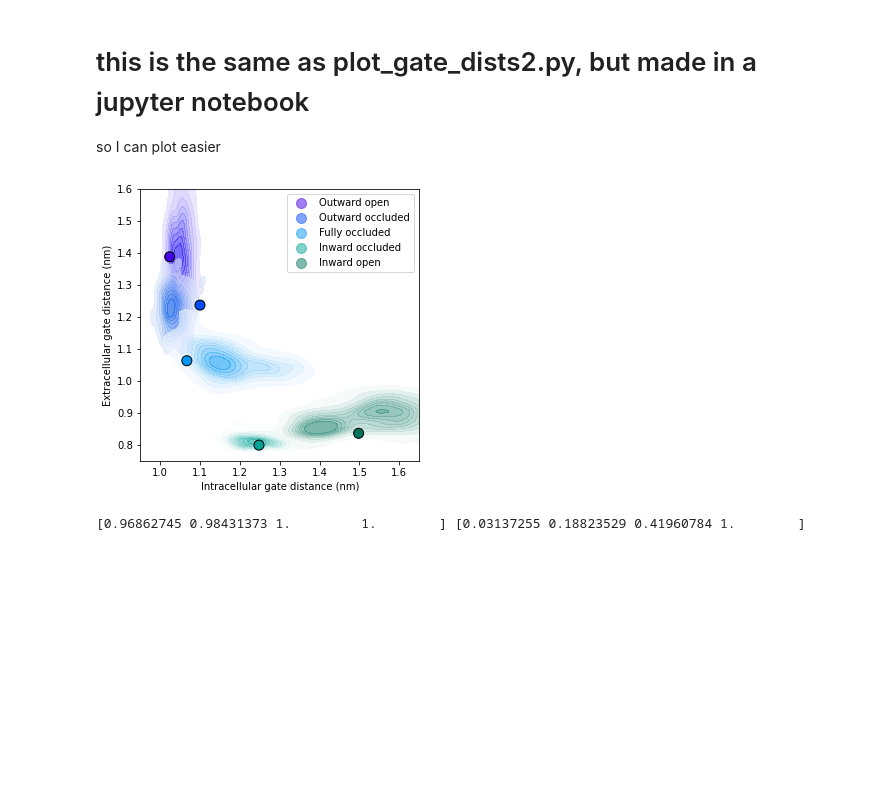
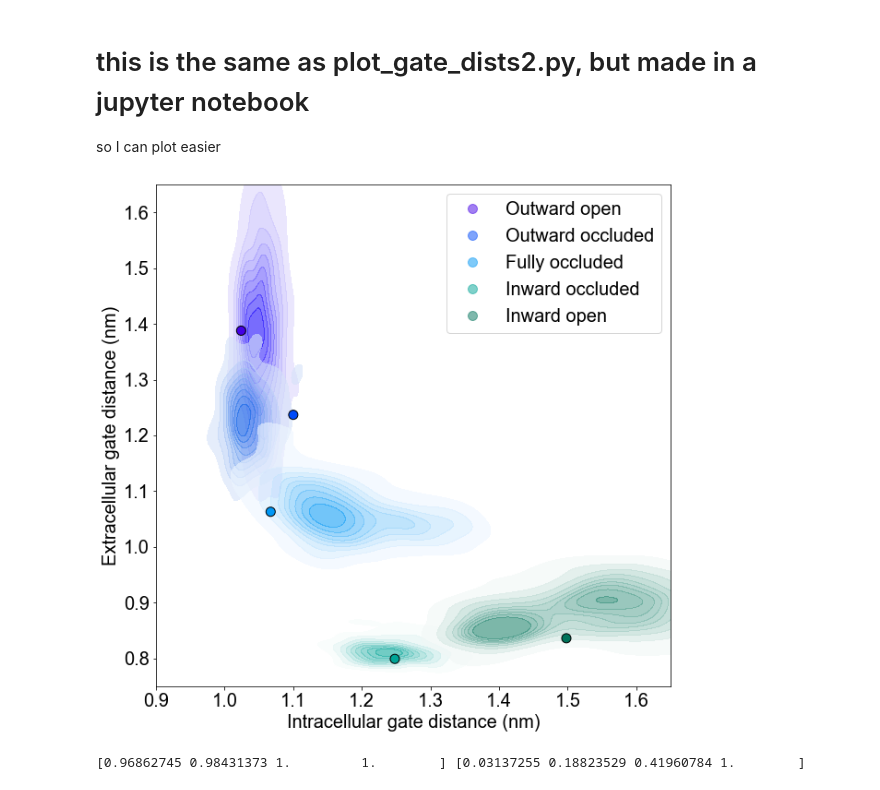
Before and after one commit to semccomas/GLUT5_string, a Jupyter notebook: GLUT5_atomistic/analysis/scripts/plot_gate_dists_jupyter.ipynb, the cells around one changed output. Saved outputs shown, nothing was run; the diff lists cells and outputs as text; code cells hidden in the pictures; blank space fills up the shorter version.

```diff
--- a/GLUT5_atomistic/analysis/scripts/plot_gate_dists_jupyter.ipynb
+++ b/GLUT5_atomistic/analysis/scripts/plot_gate_dists_jupyter.ipynb
@@ -55,35 +61,35 @@ def plot_gate_dist(name, col, color_map):
 # %%
 start_EC = []
 start_IC = []
-fig, ax = plt.subplots(figsize = (5,5))
+fig, ax = plt.subplots(figsize = (10,10))
 
 for sim in all_sims:
     plot_gate_dist(sim[0], sim[2], sim[3])
     start_EC.append(np.loadtxt('../gate_dists/extracellular/%s.EC.starting_str.xvg' % sim[0])[1])
     start_IC.append(np.loadtxt('../gate_dists/intracellular/%s.IC.starting_str.xvg' % sim[0])[1])
 
 plt.ylabel('Extracellular gate distance (nm)')
 plt.xlabel('Intracellular gate distance (nm)')
 
 colors = ["#4500E6", "#004BFA", "#0097f5", "#00a496", "#00735a"]
 texts = ["Outward open", "Outward occluded", "Fully occluded", "Inward occluded", "Inward open"]
 plt.scatter(start_IC, start_EC, color = colors, s = 100, edgecolor = 'black')
 
 patches = [ plt.plot([],[], marker="o", ms=10, ls="", mec=None, color=colors[i], alpha = 0.5,
             label="{:s}".format(texts[i]) )[0]  for i in range(len(texts)) ]   #seaborn legends are weird...
 plt.legend(handles=patches)
 
-xlim = (0.95,1.65)
-ylim = (0.75,1.6)
+xlim = (0.9,1.65)
+ylim = (0.75,1.65)
 
 plt.xlim(xlim)
 plt.ylim(ylim)
 
 
-plt.savefig('gate_distances_KDE.newcolors.png', dpi =1000)
-plt.show()
+plt.savefig('../images_figures/gate_distances_KDE.newcolors.svg', dpi =1000)
+#plt.show()
 # %% [output]
-[figure, old version]
+[figure, new version]
 # %%
 # %% [output]
 [0.96862745 0.98431373 1.         1.        ] [0.03137255 0.18823529 0.41960784 1.        ]
```
Also changed, not shown: parts of 1 cell of this notebook, 7 other files.
